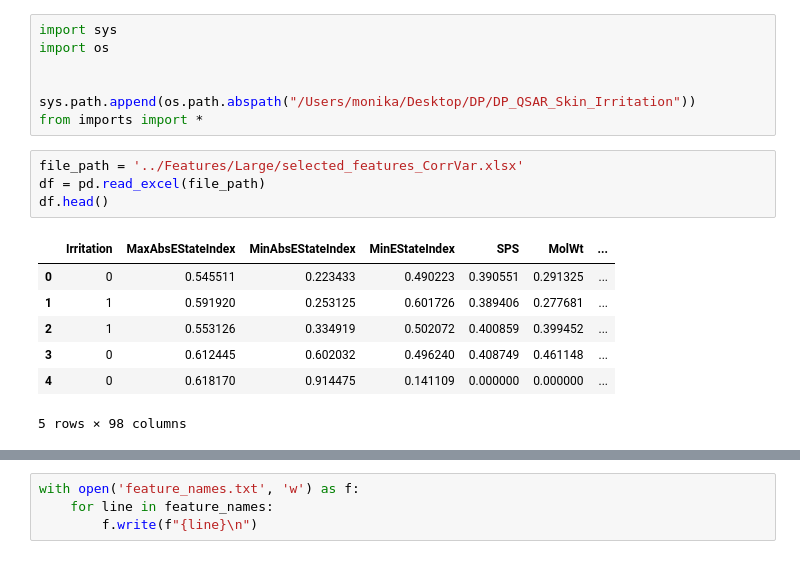
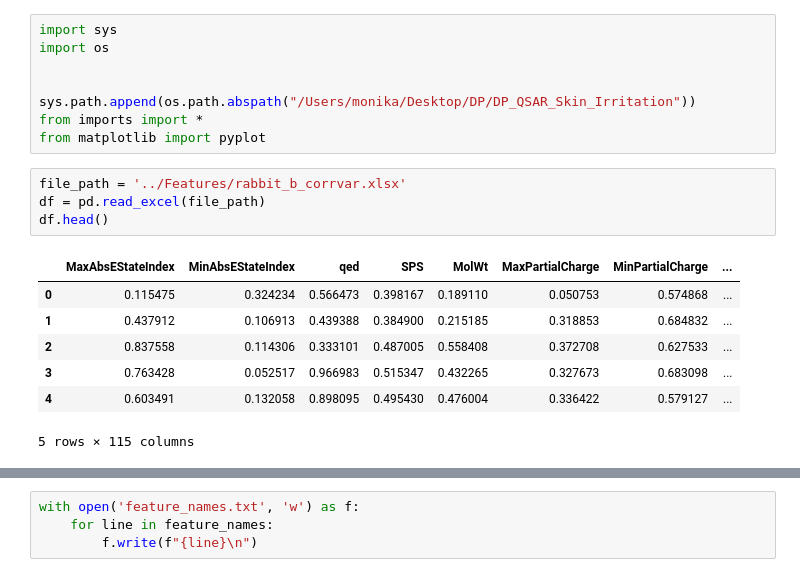
Before and after one commit to zjavkovam/DP-QSAR-Skin-Irritation, a Jupyter notebook: Optimalization/XGB_Optimalization.ipynb, the cells around one changed output, grey strips where cells are left out. Cells and saved outputs as stored; diff of their text form.

```diff
--- a/Optimalization/XGB_Optimalization.ipynb
+++ b/Optimalization/XGB_Optimalization.ipynb
@@ -5,15 +5,16 @@ import os
 
 sys.path.append(os.path.abspath("/Users/monika/Desktop/DP/DP_QSAR_Skin_Irritation"))
 from imports import *
+from matplotlib import pyplot
 # %%
-file_path = '../Features/Large/selected_features_CorrVar.xlsx'
+file_path = '../Features/rabbit_b_corrvar.xlsx'
 df = pd.read_excel(file_path)
 df.head()
 # %% [output]
-|  | Irritation | MaxAbsEStateIndex | MinAbsEStateIndex | MinEStateIndex | SPS | MolWt | ... |
-| 0 | 0 | 0.545511 | 0.223433 | 0.490223 | 0.390551 | 0.291325 | ... |
-| 1 | 1 | 0.591920 | 0.253125 | 0.601726 | 0.389406 | 0.277681 | ... |
-| 2 | 1 | 0.553126 | 0.334919 | 0.502072 | 0.400859 | 0.399452 | ... |
-| 3 | 0 | 0.612445 | 0.602032 | 0.496240 | 0.408749 | 0.461148 | ... |
-| 4 | 0 | 0.618170 | 0.914475 | 0.141109 | 0.000000 | 0.000000 | ... |
+|  | MaxAbsEStateIndex | MinAbsEStateIndex | qed | SPS | MolWt | MaxPartialCharge | MinPartialCharge | ... |
+| 0 | 0.115475 | 0.324234 | 0.566473 | 0.398167 | 0.189110 | 0.050753 | 0.574868 | ... |
+| 1 | 0.437912 | 0.106913 | 0.439388 | 0.384900 | 0.215185 | 0.318853 | 0.684832 | ... |
+| 2 | 0.837558 | 0.114306 | 0.333101 | 0.487005 | 0.558408 | 0.372708 | 0.627533 | ... |
+| 3 | 0.763428 | 0.052517 | 0.966983 | 0.515347 | 0.432265 | 0.327673 | 0.683098 | ... |
+| 4 | 0.603491 | 0.132058 | 0.898095 | 0.495430 | 0.476004 | 0.336422 | 0.579127 | ... |
-5 rows × 98 columns
+5 rows × 115 columns
```
Also changed, not shown: parts of 44 cells of this notebook, 41 other files.
